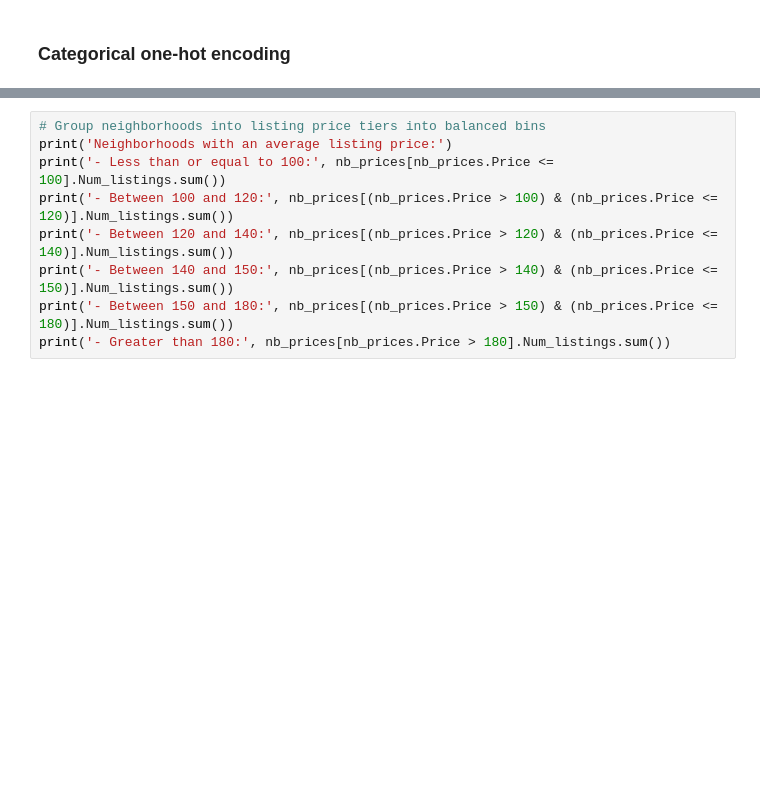
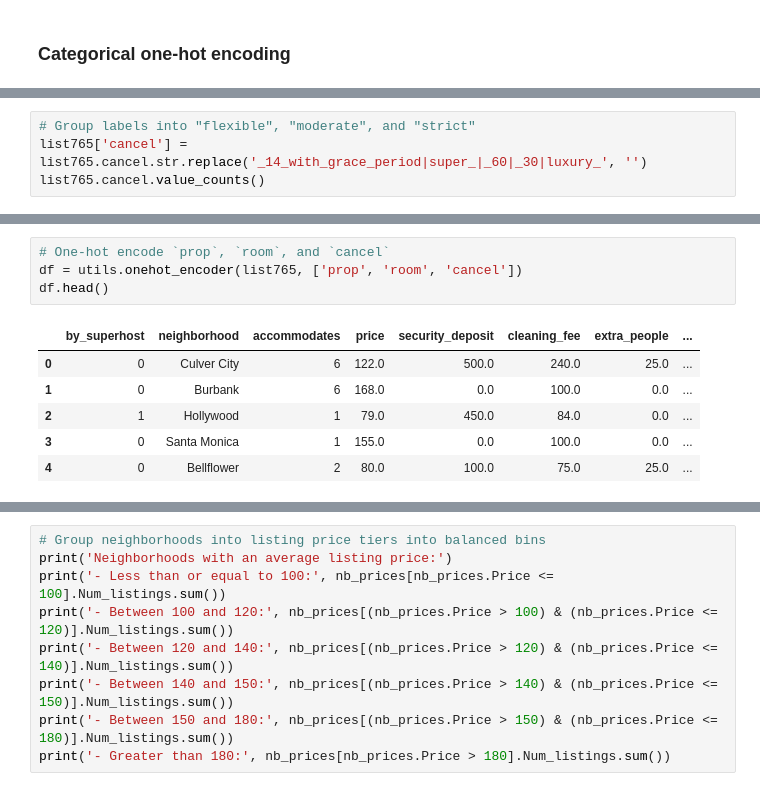
Before and after one commit to tri-bui/airbnb-la-listings, a Jupyter notebook: 3-modeling.ipynb, the cells around one changed output, grey strips where cells are left out. Cells and saved outputs as stored; diff of their text form; blank space fills up the shorter version.

```diff
--- a/3-modeling.ipynb
+++ b/3-modeling.ipynb
@@ -176,0 +207,4 @@ list765.shape
+# %%
+# Group labels into "flexible", "moderate", and "strict"
+list765['cancel'] = list765.cancel.str.replace('_14_with_grace_period|super_|_60|_30|luxury_', '')
+list765.cancel.value_counts()
@@ -176,0 +229,11 @@ list765.shape
+# %%
+# One-hot encode `prop`, `room`, and `cancel`
+df = utils.onehot_encoder(list765, ['prop', 'room', 'cancel'])
+df.head()
+# %% [output]
+|  | by_superhost | neighborhood | accommodates | price | security_deposit | cleaning_fee | extra_people | ... |
+| 0 | 0 | Culver City | 6 | 122.0 | 500.0 | 240.0 | 25.0 | ... |
+| 1 | 0 | Burbank | 6 | 168.0 | 0.0 | 100.0 | 0.0 | ... |
+| 2 | 1 | Hollywood | 1 | 79.0 | 450.0 | 84.0 | 0.0 | ... |
+| 3 | 0 | Santa Monica | 1 | 155.0 | 0.0 | 100.0 | 0.0 | ... |
+| 4 | 0 | Bellflower | 2 | 80.0 | 100.0 | 75.0 | 25.0 | ... |
```
Also changed, not shown: parts of 18 cells of this notebook, 1 other file.
